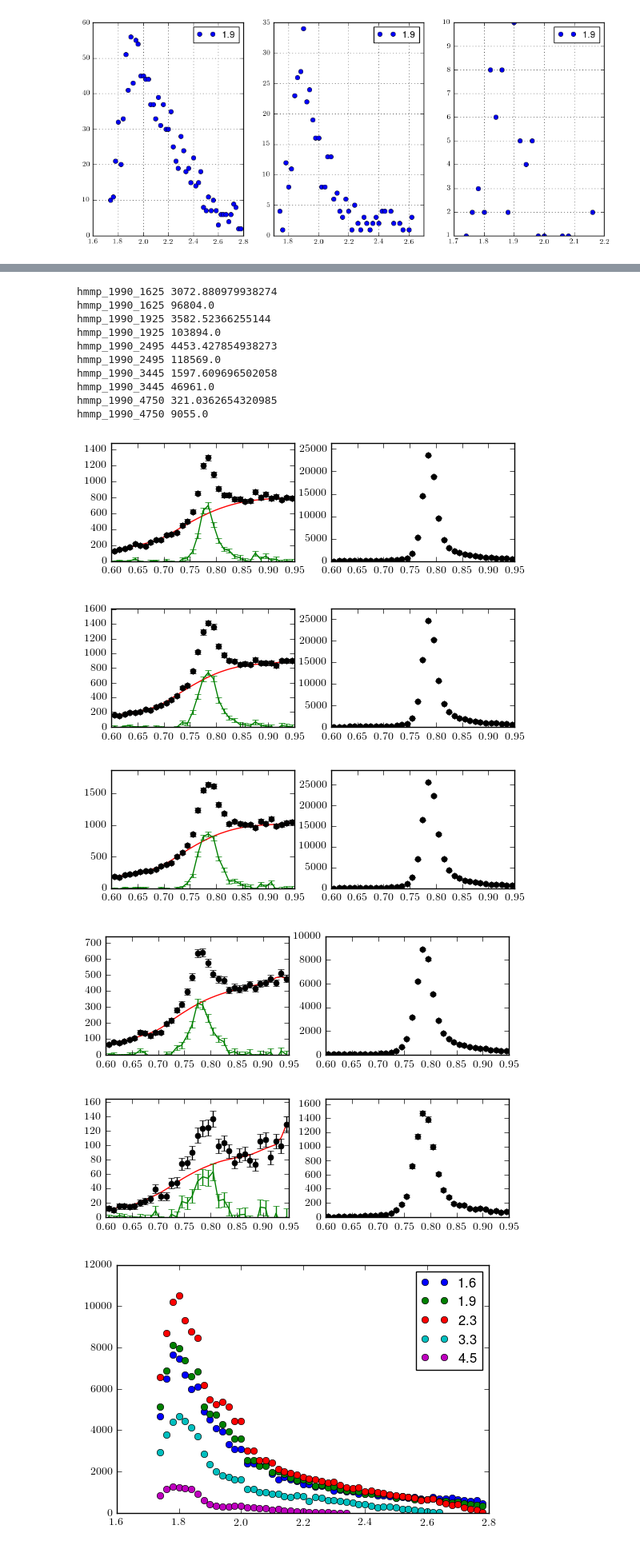
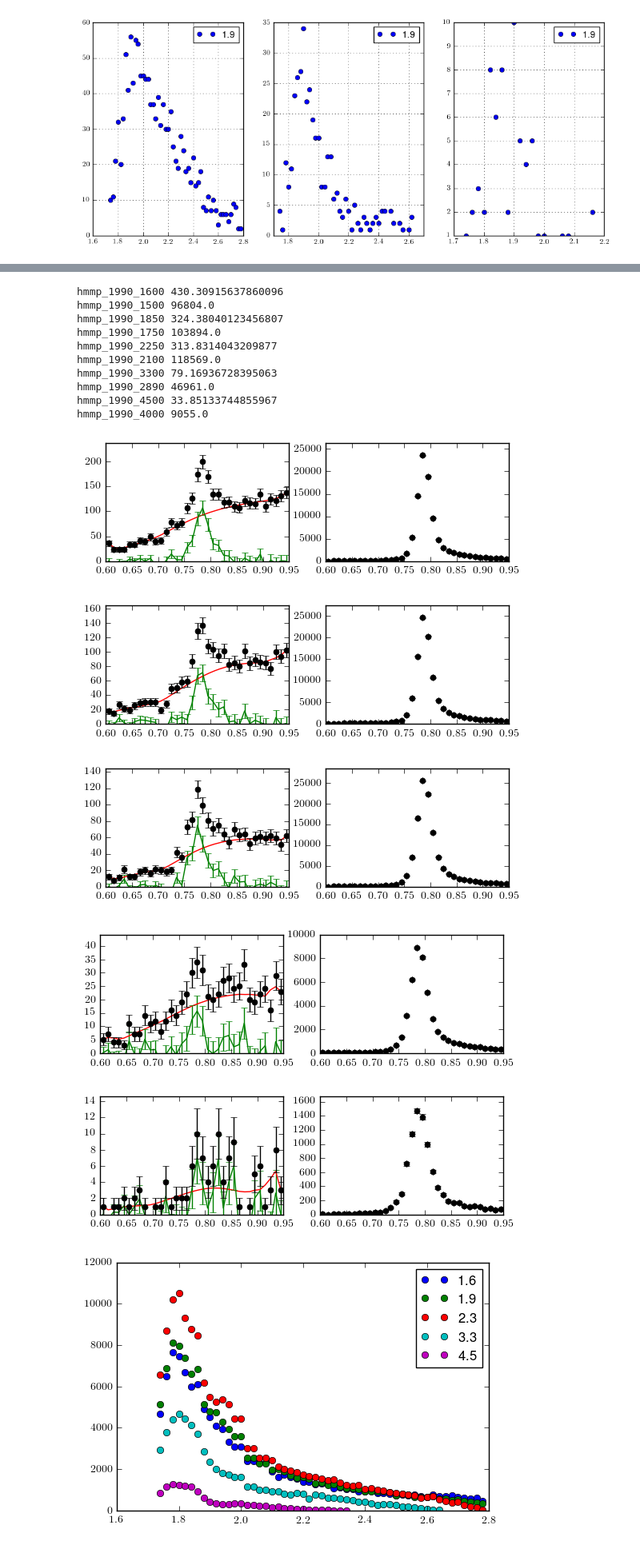
Before and after one commit to evan-phelps/phys-ana-omega, a Jupyter notebook: worksheets/xsects_binned.ipynb, the cells around one changed output, grey strips where cells are left out. Shown at 80% size. Drawn from its saved outputs; the diff is of its cells as text; code cells hidden in the pictures.

Commit message:
stateful yields

```diff
--- a/worksheets/xsects_binned.ipynb
+++ b/worksheets/xsects_binned.ipynb
@@ -318,5 +404,6 @@ def get_acc2d(W, Q2, h4s, suf=''):
 # %%
-Q2 = [1.75,2]
+# Q2 = [1.35,1.75]
+Q2 = [1.75,2.25]
 W = 2
 h2tra1 = get_acc2d(W, Q2, [(h4tn_lt320, h4rn_lt320)], '1')
 h2tra2 = get_acc2d(W, Q2, [(h4tn_321, h4rn_321)], '2')
@@ -344,6 +431,7 @@ herrs = [get_errs2d(hacc) for hacc in haccs]
 # mdraw2d([h2acc], 1, 1)
 mdraw2d(haccs,2,2)
 mdraw2d(herrs,2,2, vmin=0, vmax=0.2)
+mdraw2d([get_mask(h, vhigh=0.16, errors=True) for h in haccs],2,2)
 print(h2tra0[0][2].GetName())
 # %% [output]
 W: 1.980-2.000, 20-20
@@ -568,7 +667,8 @@ plt.show()
 with root_open('../e1f6/test/e1f_exp_top1_badsc_pcor.root') as fin:
     hbd = fin['h6_mmp_top1_badsc_pcor/hbd_yield']
 # %%
-fig, (ax1, ax2, ax3) = plt.subplots(1,3, figsize=(12,5))
+from rootpy.io import root_open
+import numpy as npfig, (ax1, ax2, ax3) = plt.subplots(1,3, figsize=(12,5))
 draw_w('../e1f6/test/e1f_exp_top1_badsc_pcor.root',
        'h6_mmp_top1_badsc_pcor/hbd_yield', ax1)
 draw_w('../e1f6/test/e1f_exp_top1_badsc_pcor.root',
@@ -619,44 +719,44 @@ for tpath, ax in zip(['h6_3pi/hbd_yield', 'h6_4pi/hbd_yield', 'h6_5pi/hbd_yield'
 # %%
 for q2 in [1.6, 1.9, 2.3, 3.3, 4.5]:
     hmmp = get_hmmp(2,q2)
-    hmmp2 = get_hmmp(2,q2, '../e1f6/test/e1f_sim_skim_small_top123_top1_hists_only.root', 'h6recon_top123_top1/hbd_yield')
+    hmmp2 = get_hmmp(2,q2, '../e1f6/test/e1f_sim_skim_small_top123_top1_hists_only.root', 'h6recon_top123_top1')
     fig = mdraw([hmmp, hmmp2], 2)
     for iax, h in enumerate([hmmp, hmmp2]):
         hbgsubd = h
         if iax==0:
             (hbgsubd, hbg, hsig) = get_hsubd(h)
             ax = fig.axes[iax]
 #             ax.plot(list(hsig.x()), list(hsig.y()))
             ax.plot(*interp_h1(hbg), color='r', axes=ax)
             Yerr = list([y[0] for y in hbgsubd.yerr()])
             ax.errorbar(list(hbgsubd.x()), list(hbgsubd.y()), Yerr)
         print(h.get_name(), hbgsubd.integral(1, hbgsubd.get_nbins_x()))
 
 #     (hbgsubd, hbg, h) = get_hsubd(hmmp)
 #     fig = draw(h, ecolor='k', marker='')
 #     plt.plot(*interp_h1(hbg), color='r')
 #     # draw(hbg, fig=fig)
 #     # draw(hbgsubd, fig=fig, ecolor='g', marker='')
 #     rplt.errorbar(hbgsubd, ecolor='g', marker='', xerr=False)
 #     print(hmmp.get_name(), hbgsubd.integral(1, hbgsubd.get_nbins_x()))
 # %% [output]
 axes property.  A removal date has not been set.
   warnings.warn(_get_axes_msg, mplDeprecation, stacklevel=1)
-hmmp_1990_1625 3072.880979938274
-hmmp_1990_1625 96804.0
-hmmp_1990_1925 3582.52366255144
-hmmp_1990_1925 103894.0
-hmmp_1990_2495 4453.427854938273
-hmmp_1990_2495 118569.0
-hmmp_1990_3445 1597.609696502058
-hmmp_1990_3445 46961.0
-hmmp_1990_4750 321.0362654320985
-hmmp_1990_4750 9055.0
+hmmp_1990_1600 430.30915637860096
+hmmp_1990_1500 96804.0
+hmmp_1990_1850 324.38040123456807
+hmmp_1990_1750 103894.0
+hmmp_1990_2250 313.8314043209877
+hmmp_1990_2100 118569.0
+hmmp_1990_3300 79.16936728395063
+hmmp_1990_2890 46961.0
+hmmp_1990_4500 33.85133744855967
+hmmp_1990_4000 9055.0
-[figure, old version]
+[figure, new version]
-[figure, old version]
+[figure, new version]
-[figure, old version]
+[figure, new version]
-[figure, old version]
+[figure, new version]
-[figure, old version]
+[figure, new version]
 # %%
 q2 = 2
 W = np.arange(1.8, 2.8, 0.02)
```
Also changed, not shown: parts of 9 cells of this notebook, 2 other files.
